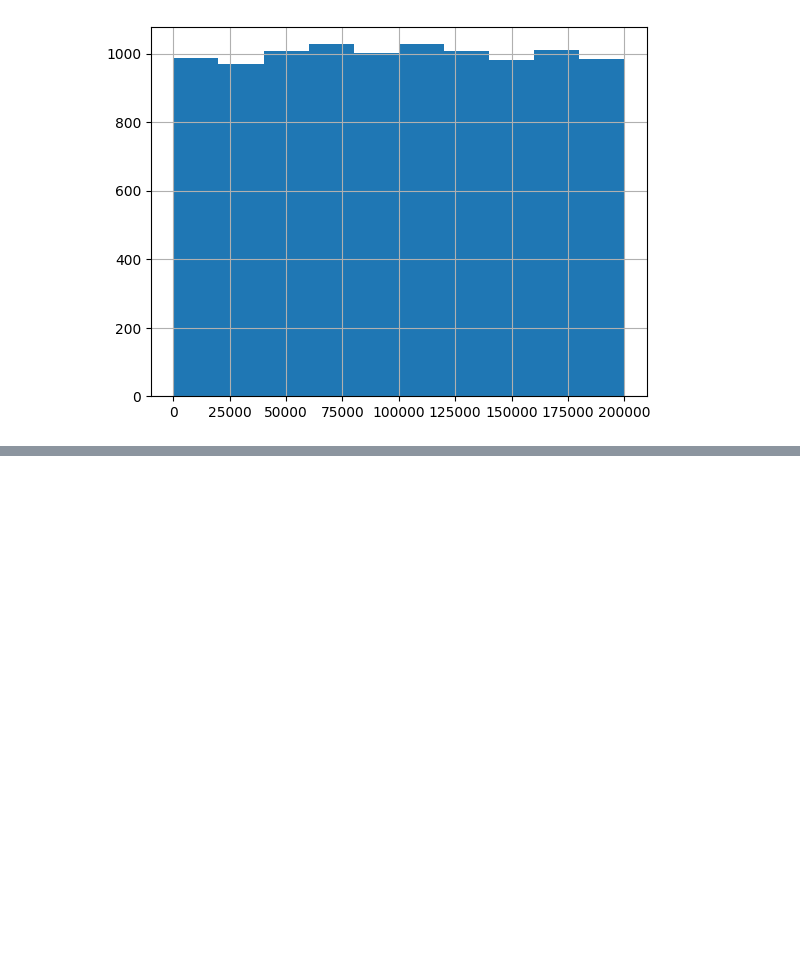
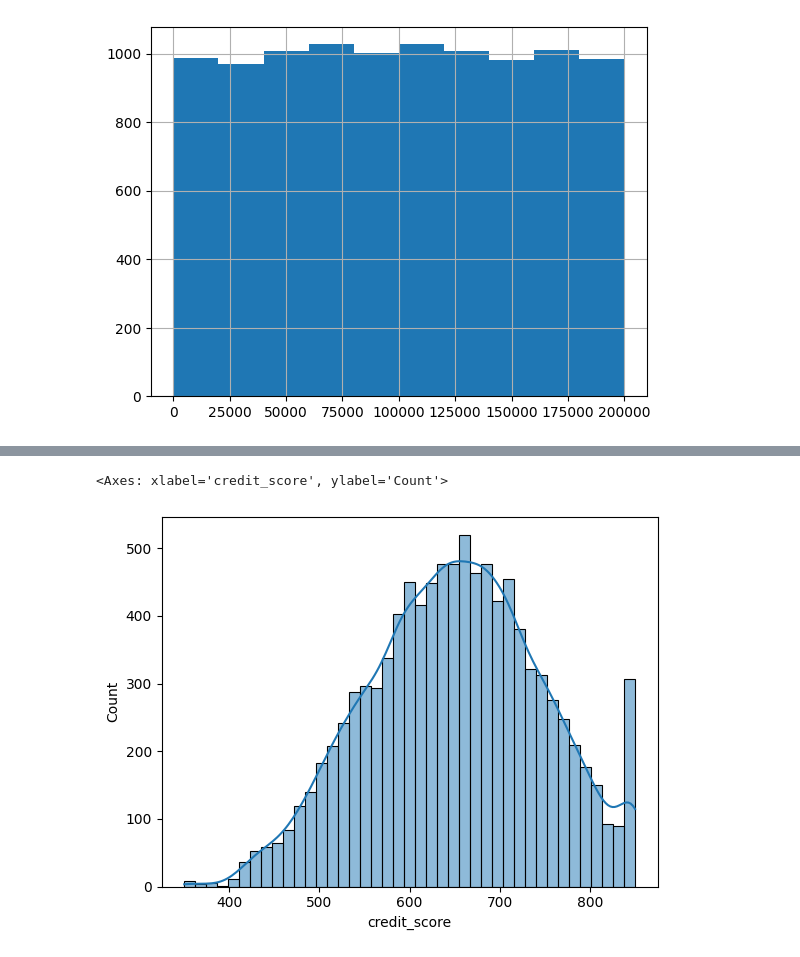
Before and after one commit to rajeevkumar75/Bank-Customer-Churn-Prediction, a Jupyter notebook: notebooks/Eda end to end.ipynb, the cells around one changed output, grey strips where cells are left out. Saved outputs shown, nothing was run; the diff lists cells and outputs as text; code cells hidden in the pictures; blank space fills up the shorter version.

```diff
--- a/notebooks/Eda end to end.ipynb
+++ b/notebooks/Eda end to end.ipynb
@@ -100,0 +115,5 @@ df['estimated_salary'].hist()
+# %%
+sns.histplot(df['credit_score'], kde=True)
+# %% [output]
+<Axes: xlabel='credit_score', ylabel='Count'>
+[figure, added]
```
Also changed, not shown: parts of 13 cells of this notebook.
